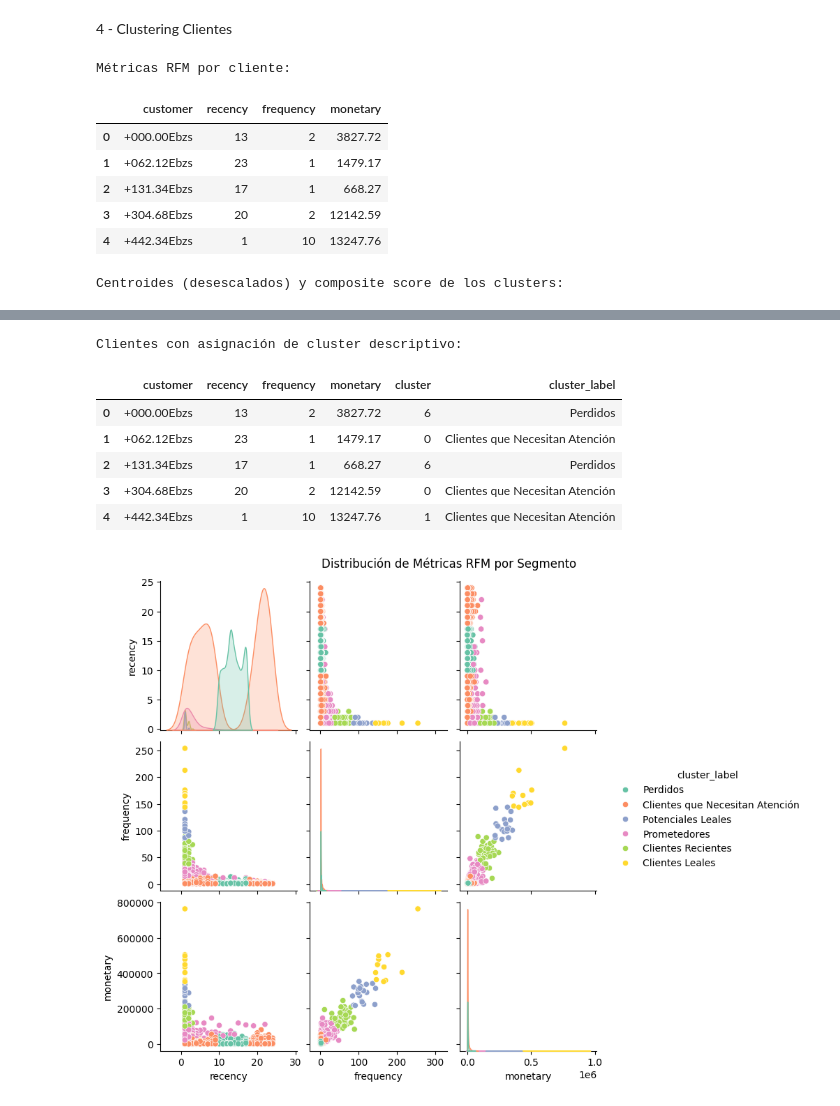
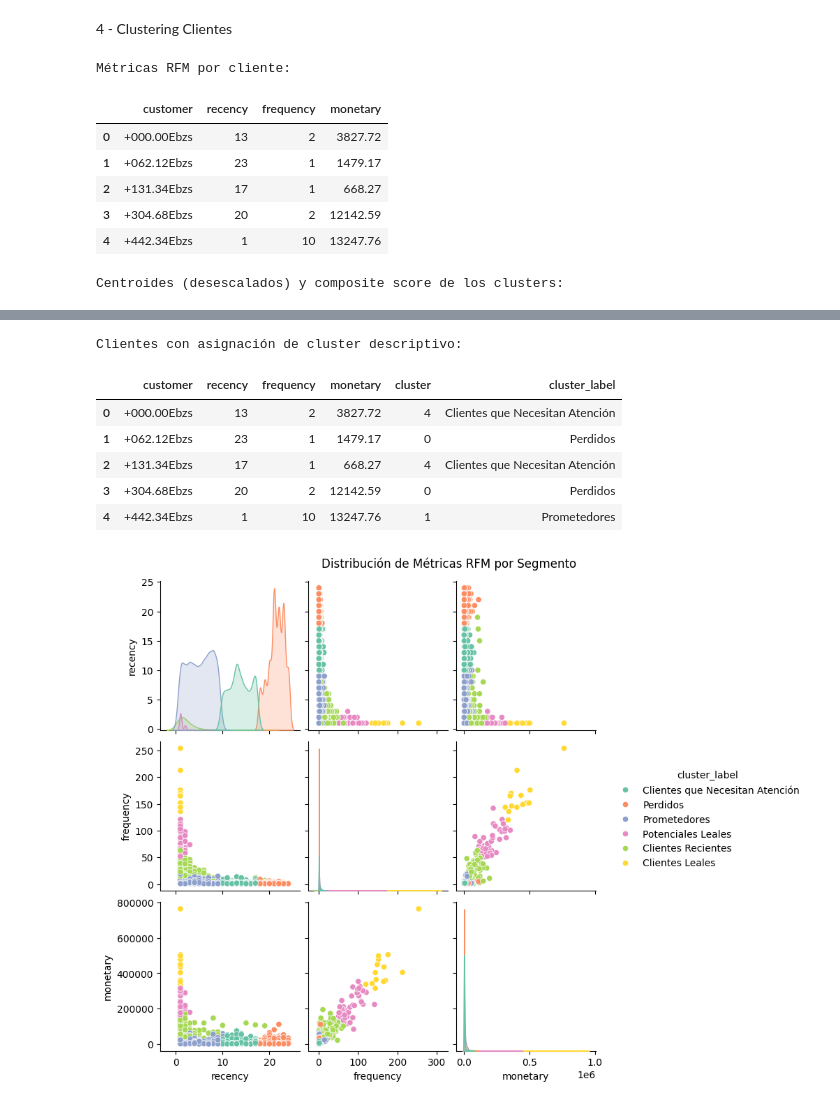
Before and after one commit to Jeroneder/E-Commerce_Challenge, a Jupyter notebook: E-commerce_Analysis.ipynb, the cells around one changed output, grey strips where cells are left out. Cells and saved outputs as stored; diff of their text form; code cells hidden in the pictures.

Commit message:
changes Nro clusters

```diff
--- a/E-commerce_Analysis.ipynb
+++ b/E-commerce_Analysis.ipynb
@@ -560,15 +560,6 @@ fig.show()
 # =====================================================
 # 1. Cálculo de Métricas RFM por Cliente
 # =====================================================
-# En este análisis, aplico la metodología RFM para segmentar clientes en función de:
-#   - Recency: ¿Hace cuántos días realizaron su última compra?
-#   - Frequency: ¿Cuántas órdenes han realizado en total?
-#   - Monetary: ¿Cuánto han gastado en total?
-#
-# El objetivo es agrupar clientes que presentan características similares
-# en sus hábitos de compra, para luego diseñar estrategias personalizadas
-# (promociones, retargeting, etc.).
-
 # Aseguro que las fechas estén correctamente en formato datetime
 df_orders['timestamp_created'] = pd.to_datetime(df_orders['timestamp_created'], errors='coerce')
 
@@ -586,10 +577,10 @@ df_rfm = df_orders.groupby('customer').agg({
     'total_cobrado': 'monetary'
 }).reset_index()
 
-# Calculo la recency como la diferencia (en días) entre la fecha de referencia y la última compra
+# Calculo la recency (días desde la última compra)
 df_rfm['recency'] = (reference_date - df_rfm['last_order_date']).dt.days
 
-# Me quedo sólo con las columnas relevantes
+# Me quedo con las columnas relevantes
 df_rfm = df_rfm[['customer', 'recency', 'frequency', 'monetary']]
 print("Métricas RFM por cliente:")
 display(df_rfm.head())
@@ -598,10 +589,6 @@ display(df_rfm.head())
 # =====================================================
 # 2. Normalización de las Variables RFM
 # =====================================================
-# Como recency, frequency y monetary tienen escalas distintas,
-# utilizo StandardScaler para uniformarlas antes de aplicar
-# el algoritmo de clustering.
-
 from sklearn.preprocessing import StandardScaler
 
 features = ['recency', 'frequency', 'monetary']
@@ -614,12 +601,10 @@ X_scaled = scaler.fit_transform(X)
 # =====================================================
 # 3. Aplicación de K-Means para Segmentación
 # =====================================================
-# Uso K-Means para crear clusters de clientes según RFM.
-# Selecciono 8 clusters para tener una segmentación más granular.
-
+# Se utiliza K-Means con 6 clusters para una segmentación más simple
 from sklearn.cluster import KMeans
 
-n_clusters = 8
+n_clusters = 6
 kmeans = KMeans(n_clusters=n_clusters, random_state=42)
 df_rfm['cluster'] = kmeans.fit_predict(X_scaled)
 
@@ -627,47 +612,34 @@ df_rfm['cluster'] = kmeans.fit_predict(X_scaled)
 # =====================================================
 # 4. Interpretación y Etiquetado de los Clusters
 # =====================================================
-# Para interpretar los clusters de manera comprensible,
-#  1) Desescalo los centroides para volver a la escala original.
-#  2) Calculo un composite score (monetary + frequency - recency)
-#     para ordenar los clusters de mayor a menor "valor".
-
+# Desescalo los centroides y calculo el composite score (monetary + frequency - recency)
 centroids = kmeans.cluster_centers_
 centroids_descaled = scaler.inverse_transform(centroids)
 
 centroids_df = pd.DataFrame(centroids_descaled, columns=features)
 centroids_df['cluster'] = centroids_df.index
-
-# Composite score: a mayor monetary y frequency, mejor; a mayor recency, peor
 centroids_df['composite_score'] = centroids_df['monetary'] + centroids_df['frequency'] - centroids_df['recency']
 
-# Ordeno los clusters por composite_score en orden descendente
+# Ordeno los clusters de mayor a menor según el composite score
 centroids_df_sorted = centroids_df.sort_values('composite_score', ascending=False).reset_index(drop=True)
 print("Centroides (desescalados) y composite score de los clusters:")
 display(centroids_df_sorted)
 
 
 # =====================================================
-# 5. Asignación de Etiquetas (sin 'Campeones' y 'A Punto de Dormirse')
+# 5. Asignación de Etiquetas sin duplicados
 # =====================================================
-# A pedido, eliminamos la etiqueta "Campeones", mapeándola directamente
-# a "Clientes Leales". Asimismo, la etiqueta "A Punto de Dormirse" se fusiona
-# en "Clientes que Necesitan Atención".
-#
-# Esto implica que habrá clusters con la misma etiqueta.
-
+# Defino un mapeo único de etiquetas para los 6 clusters
 labels_mapping_ordered = {
-    0: "Clientes Leales",               # Anteriormente "Campeones"
-    1: "Clientes Leales",               # Mantengo "Leales" para el segundo cluster
-    2: "Potenciales Leales",
-    3: "Clientes Recientes",
-    4: "Prometedores",
-    5: "Clientes que Necesitan Atención",
-    6: "Clientes que Necesitan Atención",  # Anteriormente "A Punto de Dormirse"
-    7: "Perdidos"
+    0: "Clientes Leales",
+    1: "Potenciales Leales",
+    2: "Clientes Recientes",
+    3: "Prometedores",
+    4: "Clientes que Necesitan Atención",
+    5: "Perdidos"
 }
 
-# Genero el diccionario 'final_label_mapping' a partir del orden que surge del sort de composite_score
+# Genero el diccionario final de mapeo según el orden del composite score
 final_label_mapping = {}
 for i, row in centroids_df_sorted.iterrows():
     original_cluster = int(row['cluster'])
@@ -683,10 +655,6 @@ display(df_rfm.head())
 # =====================================================
 # 6. Visualización de la Distribución de los Clusters
 # =====================================================
-# Utilizo Pairplot para tener una vista general de cómo se distribuyen
-# los clientes en cada una de las dimensiones RFM, coloreados por
-# el cluster_label.
-
 import seaborn as sns
 import matplotlib.pyplot as plt
 
@@ -714,11 +680,11 @@ Centroides (desescalados) y composite score de los clusters:
 Clientes con asignación de cluster descriptivo:
 |  | customer | recency | frequency | monetary | cluster | cluster_label |
-| 0 | +000.00Ebzs | 13 | 2 | 3827.72 | 6 | Perdidos |
-| 1 | +062.12Ebzs | 23 | 1 | 1479.17 | 0 | Clientes que Necesitan Atención |
-| 2 | +131.34Ebzs | 17 | 1 | 668.27 | 6 | Perdidos |
-| 3 | +304.68Ebzs | 20 | 2 | 12142.59 | 0 | Clientes que Necesitan Atención |
-| 4 | +442.34Ebzs | 1 | 10 | 13247.76 | 1 | Clientes que Necesitan Atención |
+| 0 | +000.00Ebzs | 13 | 2 | 3827.72 | 4 | Clientes que Necesitan Atención |
+| 1 | +062.12Ebzs | 23 | 1 | 1479.17 | 0 | Perdidos |
+| 2 | +131.34Ebzs | 17 | 1 | 668.27 | 4 | Clientes que Necesitan Atención |
+| 3 | +304.68Ebzs | 20 | 2 | 12142.59 | 0 | Perdidos |
+| 4 | +442.34Ebzs | 1 | 10 | 13247.76 | 1 | Prometedores |
-[figure, old version]
+[figure, new version]
 # %%
 # ======================================================
 # Visualización Personalizada del Número de Clientes por Segmento (RFM)
```
Also changed, not shown: parts of 1 cell of this notebook.
